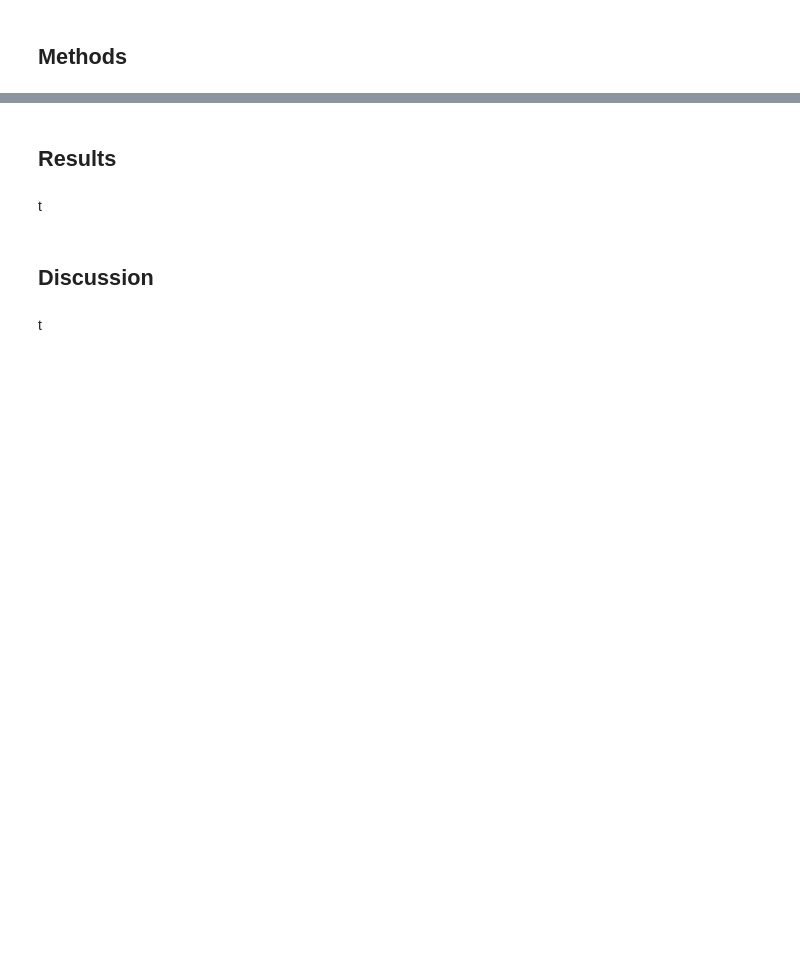
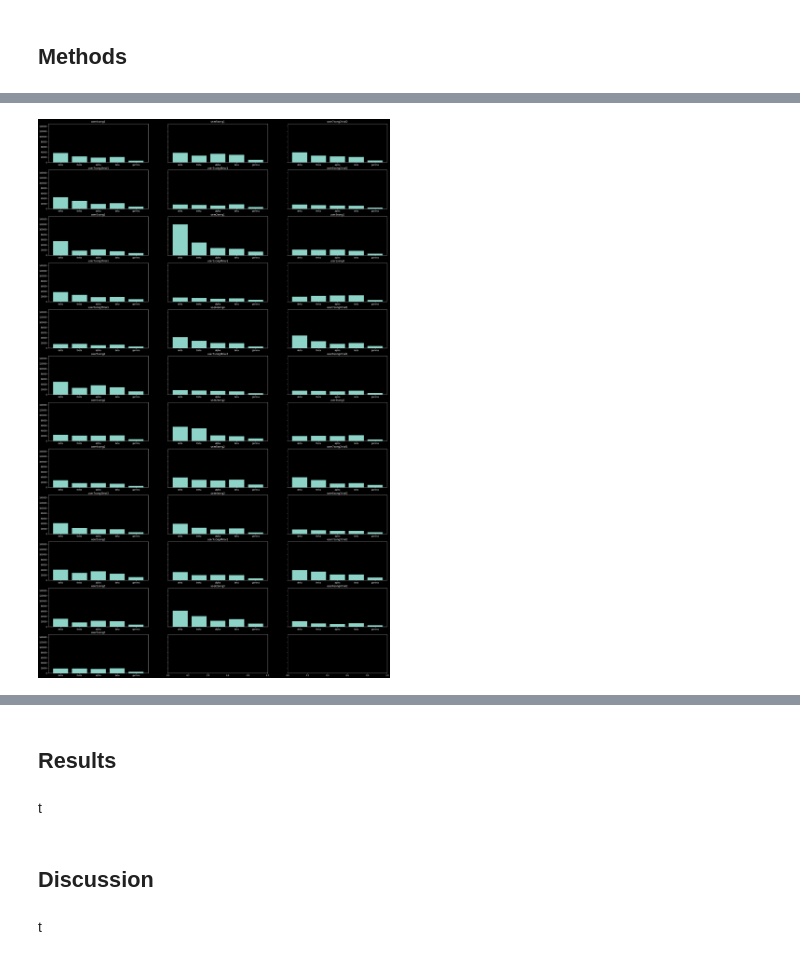
Before and after one commit to MatthewRMorgan/EEG-Visualization-Project, a Jupyter notebook: ProjectOverview.ipynb, the cells around one changed output, grey strips where cells are left out. Saved outputs shown, nothing was run; the diff lists cells and outputs as text; code cells hidden in the pictures; blank space fills up the shorter version.

```diff
--- a/ProjectOverview.ipynb
+++ b/ProjectOverview.ipynb
@@ -18,0 +108,41 @@ t
+# %%
+#extract features (bands)
+fig,ax = plt.subplots(12,3, figsize=(30,50), sharey=True)
+fs = 128
+eeg_bands  = {'Delta': (0, 4),
+             'Theta': (4, 8),
+             'Alpha': (8, 12),
+             'Beta': (12, 30),
+             'Gamma': (30, 45)}
+
+count = 0
+EEGbands = {}
+for k,v in filteredSamples.items():
+    data = filteredSamples[k]
+    fft_vals = np.absolute(np.fft.rfft(data))
+    # Get frequencies for amplitudes in Hz
+    fft_freq = np.fft.rfftfreq(len(data), 1.0/fs)
+    # Take the mean of the fft amplitude for each EEG band
+    eeg_band_fft = dict()
+    for band in eeg_bands:
+        freq_ix = np.where((fft_freq >= eeg_bands[band][0]) &
+                           (fft_freq <= eeg_bands[band][1]))[0]
+        eeg_band_fft[band] = np.max(fft_vals[freq_ix])
+
+    # Plot the data (using pandas here cause it's easy)
+    df = pd.DataFrame(columns=['band', 'val'])
+    df['band'] = eeg_bands.keys()
+    df['val'] = [eeg_band_fft[band] for band in eeg_bands]
+    EEGbands[k] = df
+    ax[int(count/3),(count % 3)].bar(range(5),df['val'])#.bar(range(4), df'val', title=k, legend=False)
+    ax[int(count/3),count%3].set_xticklabels([0,'delta','theta','alpha','beta', 'gamma'])
+    ax[int(count/3),count%3].set_title(k)
+    ax[int(i/3),i%3].set_ylim([0,150000])
+    #ax[count].set_xlabel("EEG band")
+    #ax[count].set_ylabel("band Amplitude")
+    count += 1
+
+
+Credits to https://dsp.stackexchange.com/questions/45345/how-to-correctly-compute-the-eeg-frequency-bands-with-python
+# %% [output]
+[figure, added]
```
Also changed, not shown: parts of 14 cells of this notebook.
